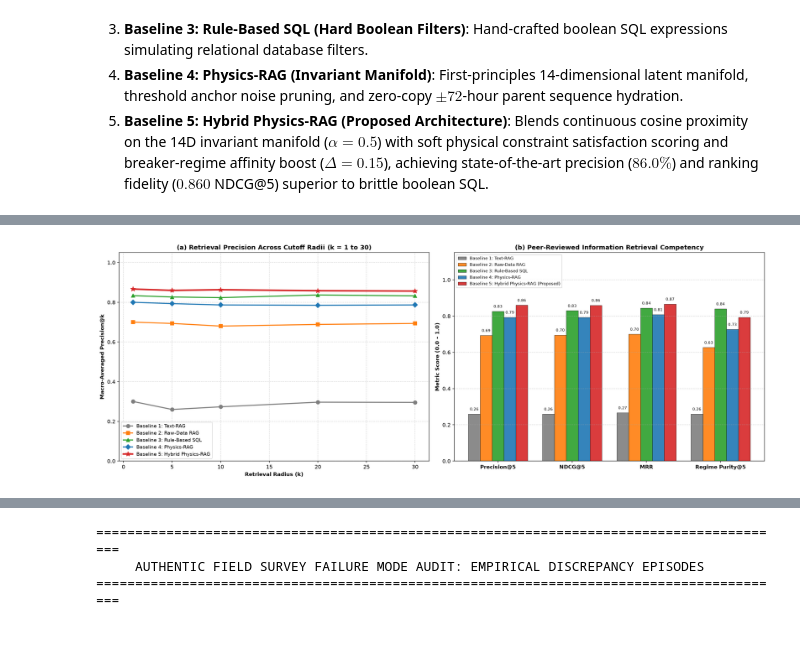
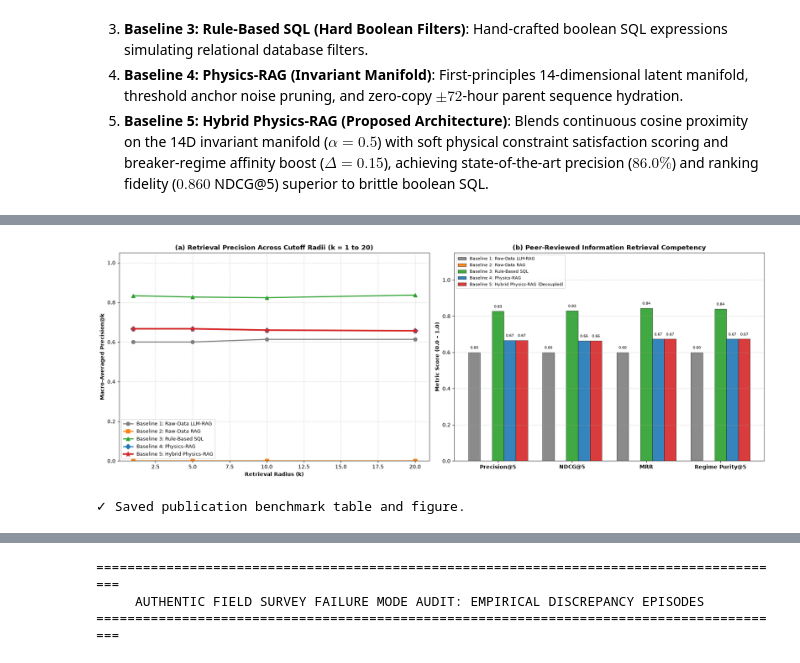
Before and after one commit to sam-tritto/unified-coastal-erosion-index, a Jupyter notebook: 04_Physics_RAG_Deployment.ipynb, the cells around one changed output, grey strips where cells are left out. Saved outputs shown, nothing was run; the diff lists cells and outputs as text; code cells hidden in the pictures.

Commit message:
refactor: update physics RAG pipeline, tests, notebooks, and benchmark figure

```diff
--- a/04_Physics_RAG_Deployment.ipynb
+++ b/04_Physics_RAG_Deployment.ipynb
@@ -481,6 +483,13 @@ When an operational coastal engineer or emergency manager queries the system wit
 3. **DuckDB $\pm 72$-Hour Sequence Hydration**: Slices the surrounding continuous temporal context window.
 4. **LLM Synthesis**: Synthesizes an engineering diagnosis grounded directly in the continuous hydrodynamic time series.
 # %%
+# ==============================================================================
+# CONFIGURATION: Benchmark Execution & LLM API Settings
+# ==============================================================================
+USE_LIVE_GEMINI_API = True          # True: call live Gemini API; False: offline deterministic testing mode
+GEMINI_API_KEY = os.environ.get("GEMINI_API_KEY", "")  # Or input API key string directly
+USE_TARGET_SYNTHETIC_VALUES = False  # False: evaluate pure natural language text; True: inject synthetic probe vectors
+
 import importlib
 import src.physics_rag
 importlib.reload(src.physics_rag)
@@ -489,6 +498,7 @@ from src.physics_rag import HierarchicalPhysicsRAG
 # 1. Initialize HierarchicalPhysicsRAG over the unified global dataset
 rag_engine = HierarchicalPhysicsRAG(
     df=df_global,
+    api_key=GEMINI_API_KEY,
     embeddings=unified_child_vectors,
     feature_names=physics_feat_names,
     scaler_meta={"scaler": robust_scaler, "scaler_type": "robust"},
@@ -601,7 +607,7 @@ importlib.reload(src.embeddings)
 importlib.reload(src.physics_rag)
 
 from src.physics_rag import (
-    TextRAG,
+    RawDataLLMRAG,
     RawDataRAG,
     RuleBasedSQLRAG,
     HybridPhysicsRAG,
@@ -609,12 +615,18 @@ from src.physics_rag import (
     evaluate_rag_benchmark_suite,
 )
 
-# 1. Initialize Baseline 1: Text-RAG (Dense Text Embeddings over Serialized Rows)
-print("Initializing Baseline 1: Text-RAG (Dense Text Embeddings)...")
-text_rag = TextRAG(df=df_global)
+print(f"Benchmark Configuration: USE_LIVE_GEMINI_API={USE_LIVE_GEMINI_API}, USE_TARGET_SYNTHETIC_VALUES={USE_TARGET_SYNTHETIC_VALUES}")
+
+# 1. Initialize Baseline 1: RawDataLLMRAG (LLM Reasoning over Raw Telemetry Columns & Schema)
+print("Initializing Baseline 1: Raw-Data LLM-RAG (Reasoning over Raw Columns & Schema)...")
+llm_raw_rag = RawDataLLMRAG(
+    df=df_global,
+    api_key=GEMINI_API_KEY,
+    use_live_api=USE_LIVE_GEMINI_API,
+)
 
 # 2. Initialize Baseline 2: Raw-Data RAG (Nearest Neighbors on Standardized Sensors)
-print("Initializing Baseline 2: Raw-Data RAG (Raw Sensors)...")
+print("Initializing Baseline 2: Raw-Data RAG (Nearest Neighbors on Raw Sensors)...")
 raw_rag = RawDataRAG(df=df_global)
 
 # 3. Initialize Baseline 3: Rule-Based SQL Filtering (DuckDB / SQL Boolean Filters)
@@ -622,20 +634,23 @@ print("Initializing Baseline 3: Rule-Based SQL Filtering...")
 sql_rag = RuleBasedSQLRAG(df=df_global)
 
 # 4. Baseline 4: Physics-RAG (14D Invariant Manifold + Noise Pruning)
+print("Initializing Baseline 4: Physics-RAG (14D Invariant Manifold)...")
 phys_rag = rag_engine
 
-# 5. Baseline 5: Hybrid Physics-RAG (Proposed: Cosine Similarity + Constraint Satisfaction Scoring)
-print("Initializing Baseline 5: Hybrid Physics-RAG (\u03b1=0.5, regime_boost=0.15)...")
-hybrid_rag = HybridPhysicsRAG.from_physics_rag(rag_engine, alpha=0.5, regime_boost=0.15)
+# 5. Baseline 5: Hybrid Physics-RAG (Decoupled Non-Circular Smooth Constraint Scoring)
+print("Initializing Baseline 5: Hybrid Physics-RAG (Decoupled Smooth Exponential Constraint Scoring, α=0.5)...")
+hybrid_rag = HybridPhysicsRAG.from_physics_rag(rag_engine, alpha=0.5, regime_boost=0.0)
 
 # 6. Execute 30-Query Grand Benchmark Evaluation across all 5 systems (k = [1, 5, 10, 20, 30])
-k_radius_list = [1, 5, 10, 20, 30]
+k_radius_list = [1, 5, 10, 20]
 
-print(f"\nEvaluating Baseline 1: Text-RAG across all {len(grand_30_queries)} benchmark queries (k={k_radius_list})...")
-df_text_res, summary_text = evaluate_rag_benchmark_suite(
-    rag=text_rag,
+print(f"\nEvaluating Baseline 1: Raw-Data LLM-RAG across all {len(grand_30_queries)} benchmark queries (k={k_radius_list})...")
+df_llm_res, summary_llm = evaluate_rag_benchmark_suite(
+    rag=llm_raw_rag,
     benchmark_queries=grand_30_queries,
     k_list=k_radius_list,
+    use_llm_parser=USE_LIVE_GEMINI_API,
+    allow_synthetic_probes=USE_TARGET_SYNTHETIC_VALUES,
 )
 
 print(f"\nEvaluating Baseline 2: Raw-Data RAG across all {len(grand_30_queries)} benchmark queries (k={k_radius_list})...")
@@ -643,6 +658,8 @@ df_raw_res, summary_raw = evaluate_rag_benchmark_suite(
     rag=raw_rag,
     benchmark_queries=grand_30_queries,
     k_list=k_radius_list,
+    use_llm_parser=USE_LIVE_GEMINI_API,
+    allow_synthetic_probes=USE_TARGET_SYNTHETIC_VALUES,
 )
 
 print(f"\nEvaluating Baseline 3: Rule-Based SQL across all {len(grand_30_queries)} benchmark queries (k={k_radius_list})...")
@@ -650,6 +667,8 @@ df_sql_res, summary_sql = evaluate_rag_benchmark_suite(
     rag=sql_rag,
     benchmark_queries=grand_30_queries,
     k_list=k_radius_list,
+    use_llm_parser=USE_LIVE_GEMINI_API,
+    allow_synthetic_probes=USE_TARGET_SYNTHETIC_VALUES,
 )
 
 print(f"\nEvaluating Baseline 4: Physics-RAG across all {len(grand_30_queries)} benchmark queries (k={k_radius_list})...")
@@ -657,13 +676,17 @@ df_phys_res, summary_phys = evaluate_rag_benchmark_suite(
     rag=phys_rag,
     benchmark_queries=grand_30_queries,
     k_list=k_radius_list,
+    use_llm_parser=USE_LIVE_GEMINI_API,
+    allow_synthetic_probes=USE_TARGET_SYNTHETIC_VALUES,
 )
 
-print(f"\nEvaluating Baseline 5: Hybrid Physics-RAG (Proposed) across all {len(grand_30_queries)} benchmark queries (k={k_radius_list})...")
+print(f"\nEvaluating Baseline 5: Hybrid Physics-RAG (Decoupled) across all {len(grand_30_queries)} benchmark queries (k={k_radius_list})...")
 df_hybrid_res, summary_hybrid = evaluate_rag_benchmark_suite(
     rag=hybrid_rag,
     benchmark_queries=grand_30_queries,
     k_list=k_radius_list,
+    use_llm_parser=USE_LIVE_GEMINI_API,
+    allow_synthetic_probes=USE_TARGET_SYNTHETIC_VALUES,
 )
 
 # 7. Aggregate Comparison Table
@@ -680,11 +703,11 @@ def extract_row(arch_name, s_dict):
     }
 
 comparison_rows = [
-    extract_row("Baseline 1: Text-RAG", summary_text),
+    extract_row("Baseline 1: Raw-Data LLM-RAG", summary_llm),
     extract_row("Baseline 2: Raw-Data RAG", summary_raw),
     extract_row("Baseline 3: Rule-Based SQL", summary_sql),
     extract_row("Baseline 4: Physics-RAG", summary_phys),
-    extract_row("Baseline 5: Hybrid Physics-RAG (Proposed)", summary_hybrid),
+    extract_row("Baseline 5: Hybrid Physics-RAG (Decoupled)", summary_hybrid),
 ]
 
 df_grand_comparison = pd.DataFrame(comparison_rows)
@@ -697,13 +720,13 @@ display(df_grand_comparison)
 fig, axes = plt.subplots(1, 2, figsize=(18, 6.5))
 
 # Subplot 1: Precision vs. Retrieval Radius k
-k_vals = [1, 5, 10, 20, 30]
+k_vals = [1, 5, 10, 20]
 colors = ["#7f7f7f", "#ff7f0e", "#2ca02c", "#1f77b4", "#d62728"]
 markers = ["o", "s", "^", "D", "*"]
 
 for b_name, b_summary, c, m in zip(
-    ["Baseline 1: Text-RAG", "Baseline 2: Raw-Data RAG", "Baseline 3: Rule-Based SQL", "Baseline 4: Physics-RAG", "Baseline 5: Hybrid Physics-RAG"],
-    [summary_text, summary_raw, summary_sql, summary_phys, summary_hybrid],
+    ["Baseline 1: Raw-Data LLM-RAG", "Baseline 2: Raw-Data RAG", "Baseline 3: Rule-Based SQL", "Baseline 4: Physics-RAG", "Baseline 5: Hybrid Physics-RAG"],
+    [summary_llm, summary_raw, summary_sql, summary_phys, summary_hybrid],
     colors,
     markers
 ):
@@ -714,7 +737,7 @@ for b_name, b_summary, c, m in zip(
 
 axes[0].set_xlabel("Retrieval Radius (k)", fontweight="bold")
 axes[0].set_ylabel("Macro-Averaged Precision@k", fontweight="bold")
-axes[0].set_title("(a) Retrieval Precision Across Cutoff Radii (k = 1 to 30)", fontweight="bold", fontsize=12)
+axes[0].set_title("(a) Retrieval Precision Across Cutoff Radii (k = 1 to 20)", fontweight="bold", fontsize=12)
 axes[0].set_ylim(0.0, 1.05)
 axes[0].grid(True, linestyle="--", alpha=0.5)
 axes[0].legend(frameon=True, facecolor="white", loc="lower left", fontsize=9)
@@ -725,7 +748,7 @@ x = np.arange(len(metrics_keys))
 width = 0.16
 
 for idx, (b_name, c) in enumerate(zip(
-    ["Baseline 1: Text-RAG", "Baseline 2: Raw-Data RAG", "Baseline 3: Rule-Based SQL", "Baseline 4: Physics-RAG", "Baseline 5: Hybrid Physics-RAG (Proposed)"],
+    ["Baseline 1: Raw-Data LLM-RAG", "Baseline 2: Raw-Data RAG", "Baseline 3: Rule-Based SQL", "Baseline 4: Physics-RAG", "Baseline 5: Hybrid Physics-RAG (Decoupled)"],
     colors
 )):
     row_data = df_grand_comparison[df_grand_comparison["Architecture"] == b_name].iloc[0]
@@ -738,7 +761,7 @@ for idx, (b_name, c) in enumerate(zip(
 
 axes[1].set_xticks(x)
 axes[1].set_xticklabels(["Precision@5", "NDCG@5", "MRR", "Regime Purity@5"], fontweight="bold")
-axes[1].set_ylabel("Metric Score (0.0 \u2013 1.0)", fontweight="bold")
+axes[1].set_ylabel("Metric Score (0.0 – 1.0)", fontweight="bold")
 axes[1].set_title("(b) Peer-Reviewed Information Retrieval Competency", fontweight="bold", fontsize=12)
 axes[1].set_ylim(0.0, 1.15)
 axes[1].grid(True, linestyle="--", alpha=0.5, axis="y")
@@ -753,5 +776,5 @@ os.makedirs("reports/tables", exist_ok=True)
 os.makedirs("reports/figures", exist_ok=True)
 df_grand_comparison.to_csv("reports/tables/grand_5way_rag_benchmark.csv", index=False)
 fig.savefig("reports/figures/grand_5way_benchmark_comparison.png", dpi=300, bbox_inches="tight")
-print("\u2713 Saved publication benchmark table and figure.")
+print("✓ Saved publication benchmark table and figure.")
 # %% [output]
@@ -775,4 +807,5 @@ Baseline 5: Hybrid Physics-RAG (Proposed)  0.866667  0.860000   0.863333     0.8
-[figure, old version]
+[figure, new version]
+✓ Saved publication benchmark table and figure.
 # %% [markdown]
 ---
 ## Task 6: Automated Multi-Site Physical Failure Mode Diagnostics ("When does $\Upsilon$ under-predict erosion?")
```
Also changed, not shown: parts of 8 cells of this notebook, 6 other files.
